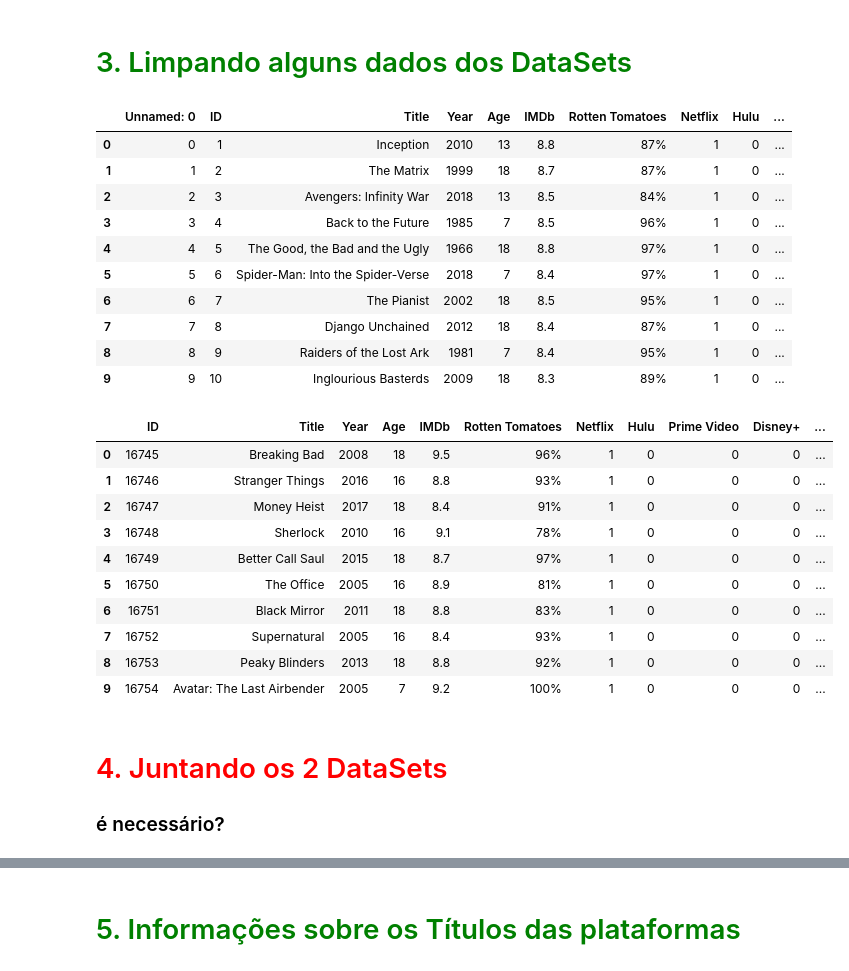
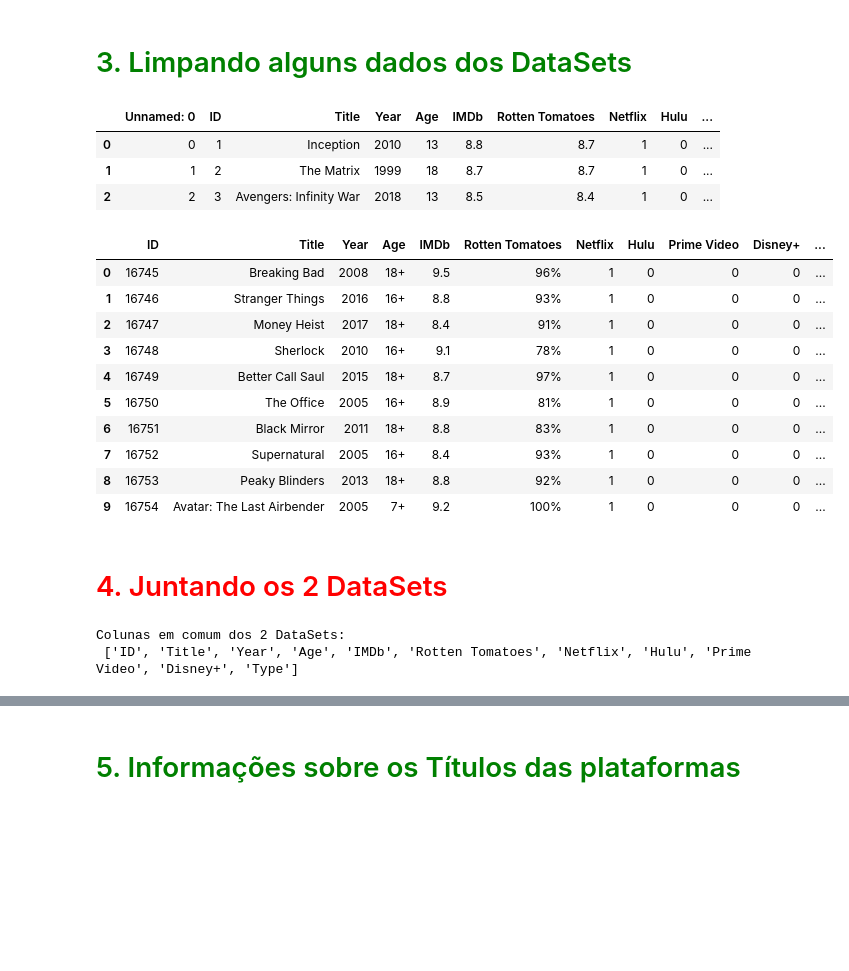
Before and after one commit to Natan10/mineracao-dados-ufc, a Jupyter notebook: Trabalho1/Trabalho1-mineração.ipynb, the cells around one changed output, grey strips where cells are left out. Saved outputs shown, nothing was run; the diff lists cells and outputs as text; code cells hidden in the pictures; blank space fills up the shorter version.

```diff
--- a/Trabalho1/Trabalho1-mineração.ipynb
+++ b/Trabalho1/Trabalho1-mineração.ipynb
@@ -125,15 +126,6 @@ for i in range(len(data_movies['Age'])):
         aux = str(aux)
         if '+' in aux:
             data_movies.loc[i,'Age'] = aux.strip().split('+')[0]
-
-## Limpeza na coluna de idade
-
-for i in range(len(data_series['Age'])):
-    aux = data_series.loc[i,'Age']
-    if aux != np.nan or aux != 'all' or aux != '':
-        aux = str(aux)
-        if '+' in aux:
-            data_series.loc[i,'Age'] = aux.strip().split('+')[0]
 # %%
 ## Limpeza na coluna do Rotten Tomatoes no Filmes
 
@@ -143,16 +135,3 @@ for i in range(len(data_movies['Rotten Tomatoes'])):
             aux = str(aux)
             if '%' in aux:
                 data_movies.loc[i,'Rotten Tomatoes'] = aux.strip().split('%')[0]
-## Deixa os valores de 0 a 10
-data_movies['Rotten Tomatoes'] = data_movies['Rotten Tomatoes'].apply(lambda x: float(x)/10)
-
-## Limpeza na coluna do Rotten Tomatoes nas Séries
-
-for i in range(len(data_series['Rotten Tomatoes'])):
-        aux = data_series.loc[i,'Rotten Tomatoes']
-        if aux != np.nan or aux != '':
-            aux = str(aux)
-            if '%' in aux:
-                data_series.loc[i,'Rotten Tomatoes'] = aux.strip().split('%')[0]
-## Deixa os valores de 0 a 10
-data_series['Rotten Tomatoes'] = data_series['Rotten Tomatoes'].apply(lambda x: float(x)/10)
@@ -159,36 +141,26 @@ data_series['Rotten Tomatoes'] = data_series['Rotten Tomatoes'].apply(lambda x:
+# %%
+data_movies.head(3)
+# %% [output]
+|  | Unnamed: 0 | ID | Title | Year | Age | IMDb | Rotten Tomatoes | Netflix | Hulu | ... |
+| 0 | 0 | 1 | Inception | 2010 | 13 | 8.8 | 8.7 | 1 | 0 | ... |
+| 1 | 1 | 2 | The Matrix | 1999 | 18 | 8.7 | 8.7 | 1 | 0 | ... |
+| 2 | 2 | 3 | Avengers: Infinity War | 2018 | 13 | 8.5 | 8.4 | 1 | 0 | ... |
 # %%
-
-data_movies.head(10)
+data_series.head(10)
 # %% [output]
-|  | Unnamed: 0 | ID | Title | Year | Age | IMDb | Rotten Tomatoes | Netflix | Hulu | ... |
-| 0 | 0 | 1 | Inception | 2010 | 13 | 8.8 | 87% | 1 | 0 | ... |
-| 1 | 1 | 2 | The Matrix | 1999 | 18 | 8.7 | 87% | 1 | 0 | ... |
-| 2 | 2 | 3 | Avengers: Infinity War | 2018 | 13 | 8.5 | 84% | 1 | 0 | ... |
-| 3 | 3 | 4 | Back to the Future | 1985 | 7 | 8.5 | 96% | 1 | 0 | ... |
-| 4 | 4 | 5 | The Good, the Bad and the Ugly | 1966 | 18 | 8.8 | 97% | 1 | 0 | ... |
-| 5 | 5 | 6 | Spider-Man: Into the Spider-Verse | 2018 | 7 | 8.4 | 97% | 1 | 0 | ... |
-| 6 | 6 | 7 | The Pianist | 2002 | 18 | 8.5 | 95% | 1 | 0 | ... |
-| 7 | 7 | 8 | Django Unchained | 2012 | 18 | 8.4 | 87% | 1 | 0 | ... |
-| 8 | 8 | 9 | Raiders of the Lost Ark | 1981 | 7 | 8.4 | 95% | 1 | 0 | ... |
-| 9 | 9 | 10 | Inglourious Basterds | 2009 | 18 | 8.3 | 89% | 1 | 0 | ... |
+|  | ID | Title | Year | Age | IMDb | Rotten Tomatoes | Netflix | Hulu | Prime Video | Disney+ | ... |
+| 0 | 16745 | Breaking Bad | 2008 | 18+ | 9.5 | 96% | 1 | 0 | 0 | 0 | ... |
+| 1 | 16746 | Stranger Things | 2016 | 16+ | 8.8 | 93% | 1 | 0 | 0 | 0 | ... |
+| 2 | 16747 | Money Heist | 2017 | 18+ | 8.4 | 91% | 1 | 0 | 0 | 0 | ... |
+| 3 | 16748 | Sherlock | 2010 | 16+ | 9.1 | 78% | 1 | 0 | 0 | 0 | ... |
+| 4 | 16749 | Better Call Saul | 2015 | 18+ | 8.7 | 97% | 1 | 0 | 0 | 0 | ... |
+| 5 | 16750 | The Office | 2005 | 16+ | 8.9 | 81% | 1 | 0 | 0 | 0 | ... |
+| 6 | 16751 | Black Mirror | 2011 | 18+ | 8.8 | 83% | 1 | 0 | 0 | 0 | ... |
+| 7 | 16752 | Supernatural | 2005 | 16+ | 8.4 | 93% | 1 | 0 | 0 | 0 | ... |
+| 8 | 16753 | Peaky Blinders | 2013 | 18+ | 8.8 | 92% | 1 | 0 | 0 | 0 | ... |
+| 9 | 16754 | Avatar: The Last Airbender | 2005 | 7+ | 9.2 | 100% | 1 | 0 | 0 | 0 | ... |
-# %%
-
-data_series.head(10)
-# %% [output]
-|  | ID | Title | Year | Age | IMDb | Rotten Tomatoes | Netflix | Hulu | Prime Video | Disney+ | ... |
-| 0 | 16745 | Breaking Bad | 2008 | 18 | 9.5 | 96% | 1 | 0 | 0 | 0 | ... |
-| 1 | 16746 | Stranger Things | 2016 | 16 | 8.8 | 93% | 1 | 0 | 0 | 0 | ... |
-| 2 | 16747 | Money Heist | 2017 | 18 | 8.4 | 91% | 1 | 0 | 0 | 0 | ... |
-| 3 | 16748 | Sherlock | 2010 | 16 | 9.1 | 78% | 1 | 0 | 0 | 0 | ... |
-| 4 | 16749 | Better Call Saul | 2015 | 18 | 8.7 | 97% | 1 | 0 | 0 | 0 | ... |
-| 5 | 16750 | The Office | 2005 | 16 | 8.9 | 81% | 1 | 0 | 0 | 0 | ... |
-| 6 | 16751 | Black Mirror | 2011 | 18 | 8.8 | 83% | 1 | 0 | 0 | 0 | ... |
-| 7 | 16752 | Supernatural | 2005 | 16 | 8.4 | 93% | 1 | 0 | 0 | 0 | ... |
-| 8 | 16753 | Peaky Blinders | 2013 | 18 | 8.8 | 92% | 1 | 0 | 0 | 0 | ... |
-| 9 | 16754 | Avatar: The Last Airbender | 2005 | 7 | 9.2 | 100% | 1 | 0 | 0 | 0 | ... |
 # %% [markdown]
 # <span style="color:red">4. Juntando os 2 DataSets</span>
-### é necessário?
 # %%
 colunas = []
 
@@ -198,3 +170,6 @@ print("Colunas em comum dos 2 DataSets:\n",colunas)
 data_all = pd.concat([data_movies[colunas],data_series], axis=0)
 data_all.index = data_all["ID"]
 # data_all é o data frame com todos as séries e filmes
+# %% [output]
+Colunas em comum dos 2 DataSets:
+ ['ID', 'Title', 'Year', 'Age', 'IMDb', 'Rotten Tomatoes', 'Netflix', 'Hulu', 'Prime Video', 'Disney+', 'Type']
```
Also changed, not shown: parts of 13 cells of this notebook.
